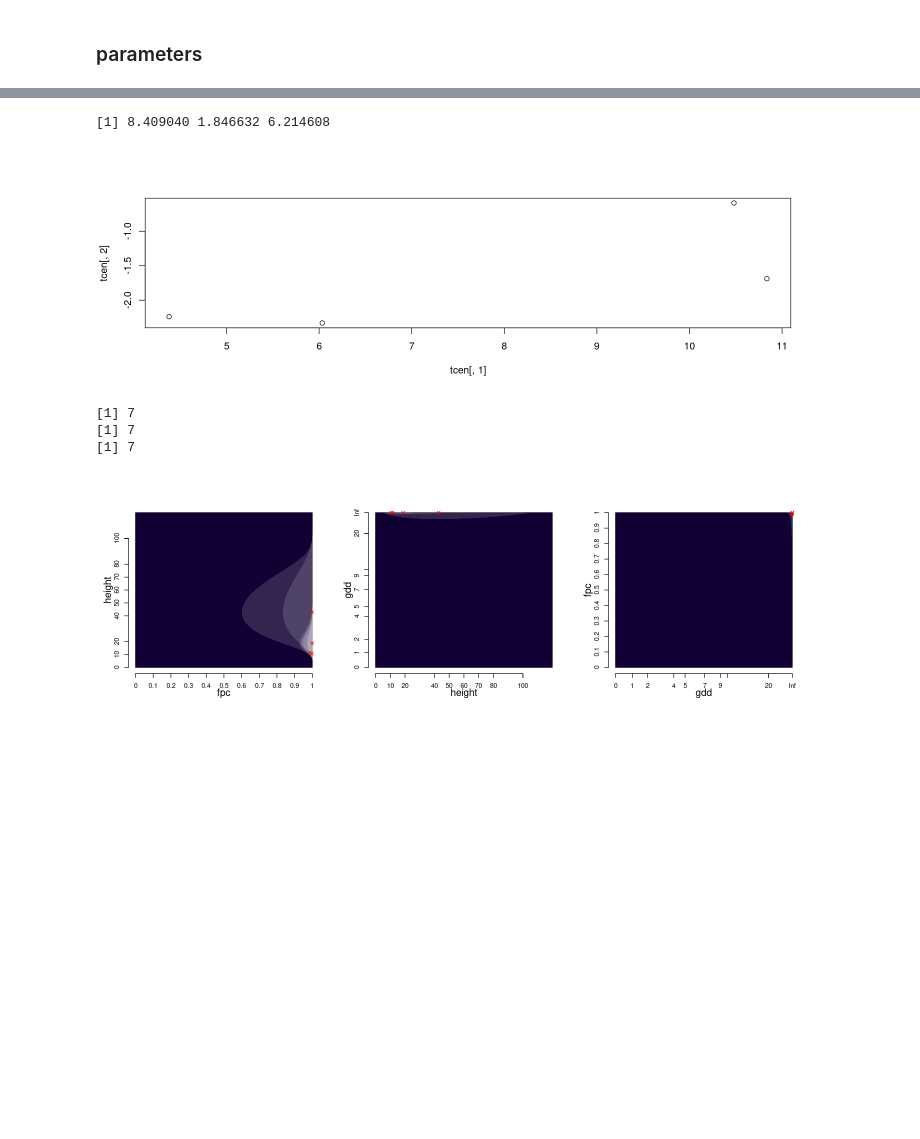
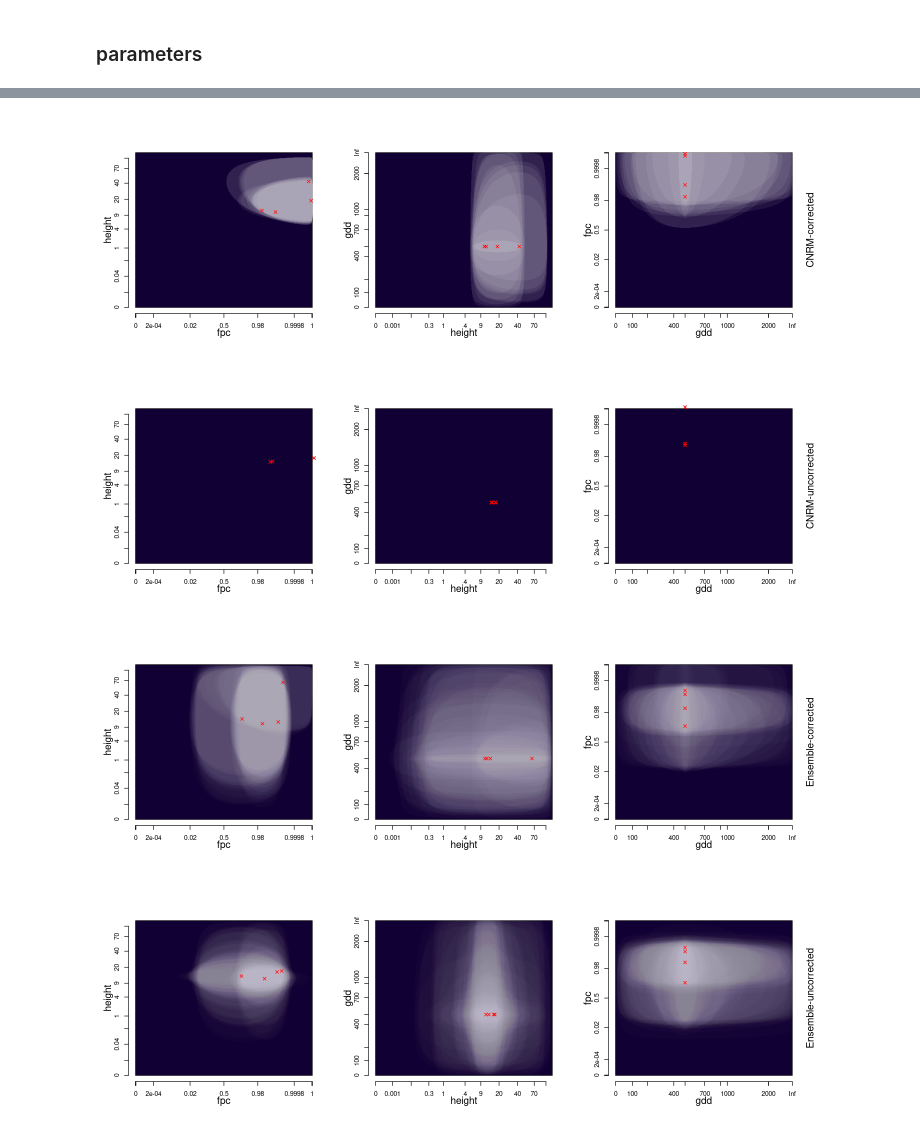
Before and after one commit to douglask3/LPX_equil, a Jupyter notebook: notebooks/niche_finder.ipynb, the cells around one changed output, grey strips where cells are left out. Saved outputs shown, nothing was run; the diff lists cells and outputs as text; code cells hidden in the pictures; blank space fills up the shorter version.

Commit message:
tidying up plotting

```diff
--- a/notebooks/niche_finder.ipynb
+++ b/notebooks/niche_finder.ipynb
@@ -133,7 +139,7 @@ selectPossibleNiche <- function(tcen) {
 }
 # %%
 grab_cache = TRUE
-nboots = 10
+nboots = 300
 testRandomNiche <- function(ntest, model, experiment, ForestCentre, tcen) {
     tfile = paste0("../temp/randomNicheTest--gdd-", model, '-', experiment, '-', ntest, ".Rd")
     print(tfile)
@@ -166,8 +172,9 @@ run4model <- function(model, ForestCentre) {
         tcen = mapply(function(F,i) F(i), transs, centres)
 
         out = runNicheBoots(model, experiment, ForestCentre = ForestCentre, tcen = tcen)
+        return(list(out, centres))
 
     }
 
-    outs = lapply(experiments, run4Exp)
+    lapply(experiments, run4Exp)
 }
@@ -220,11 +180,0 @@ Find centroid
-# %%
-
-centres = lapply(dats, findBioclimPnts, ForestCentre)
-tcen = mapply(function(F,...) F(...), transs, centres)
-
-## find centre
-cencen = apply(tcen, 2, function(x) sqrt(mean(x^2)))
-cencen
-# %% [output]
-[1] 8.409040 1.846632 6.214608
-[figure, removed]
@@ -242,8 +190,19 @@ continent_range = continent_range[-1,]
 # %%
 addAxis <- function(i, side) {
     at = seq(0, 1, length.out = 11)
-    labels = signif(pitranss[[i]](at), 1)
+
+    labels = pitranss[[i]](at)
+    if (labels[1] == 0 && tail(labels, 1) == 1) {
+        test = labels>0.5
+        labels[test] = 1-labels[test]
+        labels = signif(labels, 1)
+        labels[test] = 1 - labels[test]
+    } else labels = signif(labels, 1)
     at = ptranss[[i]](labels)
+    labels[labels < 9E-9] = 0
+    test = labels>0.9 & labels < 1
+    labels[!test] = signif(labels[!test], 1)
+
     axis(side, at = at, labels = labels)
 }
 # %%
@@ -251,44 +210,62 @@ x = seq(-1, 1, 0.001)
 y = sqrt(1-x^2)
 x = c(x, rev(x)); y = c(y, -rev(y))
 
-plotNichProb <- function(i, j) {
+
+plotNichProb <- function(i, j, out) {
+
+    centres = out[[2]]
+    out = out[[1]]
     xc = ptranss[[i]](centres[[i]]); yc = ptranss[[j]](centres[[j]])
+
     plot(xc, yc, xlim = c(0,1), ylim = c(0,1), type = 'n', axes = FALSE, xlab = '', ylab = '')
     addAxis(i, 1)
     addAxis(j, 2)
     mtext(vars[i], side = 1, line = 2)
     mtext(vars[j], side = 2, line = 2)
     polygon(c(0, 1, 1, 0), c(0, 0, 1, 1), col = '#110033')
 
-
     addPoly <- function(fail, col, nc) {
         info = fail[[1]]
 
         shiftScale <- function(x, i){
             #x = logit(x)
             x = (x*diff(info[[i]])/2 + mean(info[[i]]))
-            x = logistic(x)
+            x = ptranss[[i]](itranss[[i]](x))
         }
         xt = shiftScale(x, i); yt = shiftScale(y, j)
-        polygon(xt, yt, col = make.transparent(col, 1-1/nc), border = NA)
+        #browser()
+        #xt = ptranss[[i]](xt); yt = ptranss[[i]](yt)
+        polygon(xt, yt, col = make.transparent(col, min(0.99, 1-1/nc)), border = NA)
     }
+
     addPolys <- function(id, col) {
         con = out[sapply(out, function(i) i[[2]] == id)]
-        print(length(con))
         lapply(con, addPoly, col, length(con))
     }
     #addPolys(0, 'white')#'#110033')
     #addPolys(2, '#FF0000')
+    points(xc, yc, pch = 4, col = 'red')
     addPolys(3, 'white')
     points(xc, yc, pch = 4, col = 'red')
 }
-options(repr.plot.width=12, repr.plot.height=4)
-par(mfrow = c(1, 3))
-nn = plotNichProb(1, 2)
-nn = plotNichProb(2, 3)
-nn = plotNichProb(3, 1)
+
+plotNiches <- function(..., model, experiment)   {
+    options(repr.plot.width=12, repr.plot.height=4)
+    par(mfrow = c(1, 3))
+    nn = plotNichProb(1, 2, ...)
+    nn = plotNichProb(2, 3, ...)
+    nn = plotNichProb(3, 1, ...)
+    mtext(side = 4, paste0(model, '-', experiment), line = 1, xpd = TRUE)
+}
+
+plotModel <- function(outs, model)
+    mapply(plotNiches, outs, experiment = experiments, MoreArgs = list(model = model))
+
+
+nn = mapply(plotModel, outss, models)
+#outss[[1]][[1]][[1]]
 # %% [output]
-[1] 7
-[1] 7
-[1] 7
-[figure, old version]
+[figure, new version]
+[figure, added]
+[figure, added]
+[figure, added]
```
Also changed, not shown: parts of 14 cells of this notebook, 1 other file.
